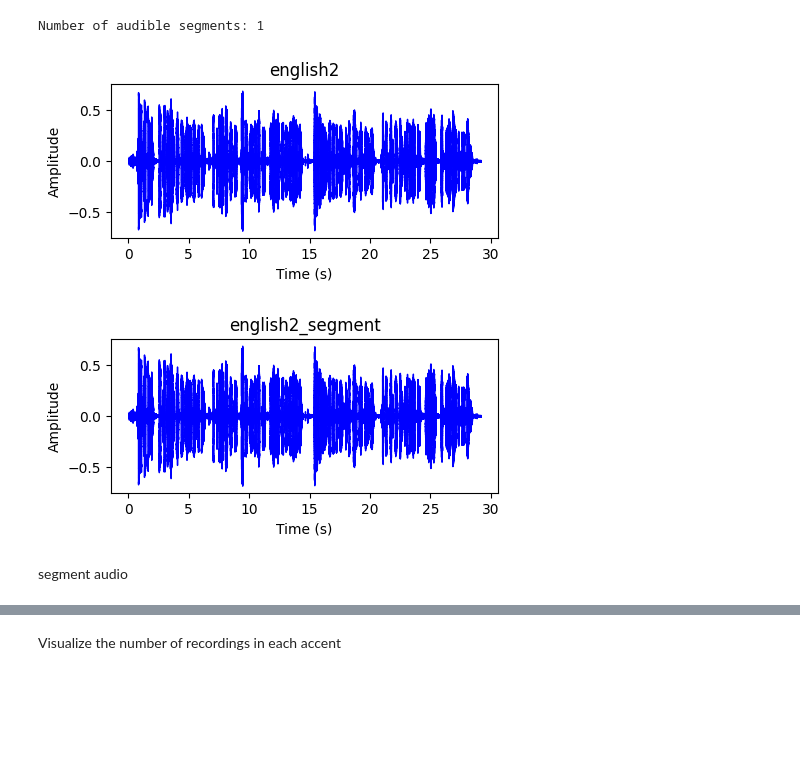
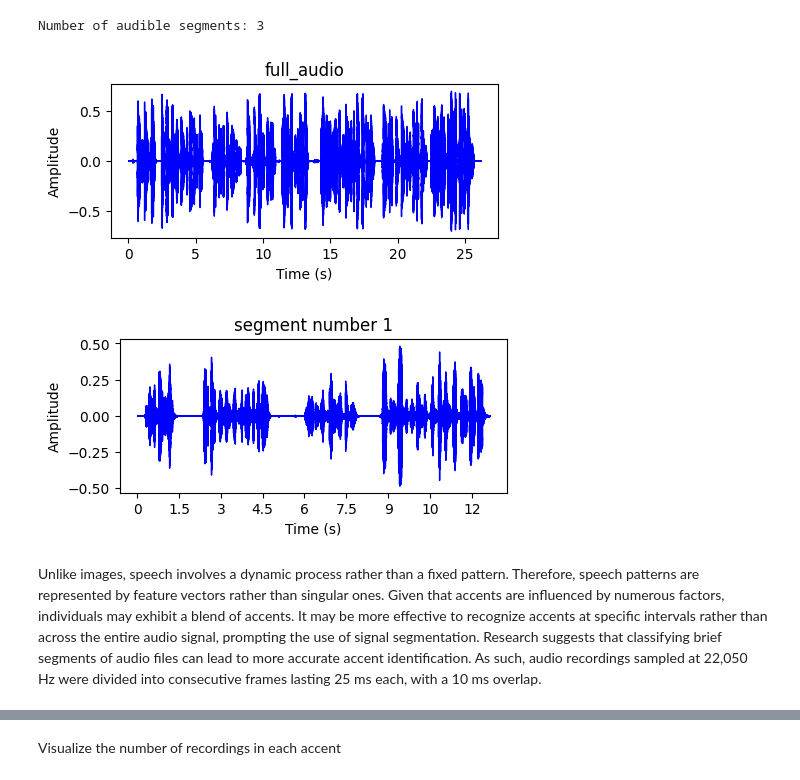
Before and after one commit to BlcMed/accent-recognition, a Jupyter notebook: notebooks/EDA.ipynb, the cells around one changed output, grey strips where cells are left out. Cells and saved outputs as stored; diff of their text form; code cells hidden in the pictures; blank space fills up the shorter version.

```diff
--- a/notebooks/EDA.ipynb
+++ b/notebooks/EDA.ipynb
@@ -29,5 +37,5 @@ N_MFCC = 13
 # %%
-audio1, SAMPLING_RATING = librosa.load("../data/raw/recordings/korean1.mp3", sr=SAMPLING_RATING)
-audio2, SAMPLING_RATING = librosa.load("../data/raw/recordings/korean2.mp3", sr=SAMPLING_RATING)
-audio3, SAMPLING_RATING = librosa.load("../data/raw/recordings/korean3.mp3", sr=SAMPLING_RATING)
+audio1, SAMPLING_RATING = librosa.load("../data/raw/recordings/korean2.mp3", sr=SAMPLING_RATING)
+audio2, SAMPLING_RATING = librosa.load("../data/raw/recordings/french43.mp3", sr=SAMPLING_RATING)
+audio3, SAMPLING_RATING = librosa.load("../data/raw/recordings/hindi2.mp3", sr=SAMPLING_RATING)
 # %%
@@ -72,23 +85,21 @@ That's why we choose to only remove the silence segment when it is lasts more th
 # %%
 audible_segments = split_audio_by_silence(
-    audio2,
+    audio3,
     SAMPLING_RATING,
     threshold_percentage=THRESHOLD_PERCENTAGE,
     min_silence_duration=MIN_SILENCE_DURATION,
     frame_length_energy=FRAME_LENGTH_ENERGY,
     hop_length=HOP_LENGTH,
 )
 print("Number of audible segments:", len(audible_segments))
-segment=audible_segments[0]
-plot_audio(audio2, SAMPLING_RATING, title="english2", figsize=(5, 2))
-plot_audio(segment, SAMPLING_RATING, title="english2_segment", figsize=(5, 2))
-
-#import soundfile as sf
-#sf.write("../data/processed/hindi2_segment.mp3", segment, SAMPLING_RATING)
+segment_index=0
+segment=audible_segments[segment_index]
+plot_audio(audio2, SAMPLING_RATING, title="full_audio", figsize=(5, 2))
+plot_audio(segment, SAMPLING_RATING, title=f"segment number {segment_index+1}", figsize=(5, 2))
 # %% [output]
-Number of audible segments: 1
+Number of audible segments: 3
-[figure, old version]
+[figure, new version]
-[figure, old version]
+[figure, new version]
-# %% [markdown]
-segment audio
+# %% [markdown]
+Unlike images, speech involves a dynamic process rather than a fixed pattern. Therefore, speech patterns are represented by feature vectors rather than singular ones. Given that accents are influenced by numerous factors, individuals may exhibit a blend of accents. It may be more effective to recognize accents at specific intervals rather than across the entire audio signal, prompting the use of signal segmentation. Research suggests that classifying brief segments of audio files can lead to more accurate accent identification. As such, audio recordings sampled at 22,050 Hz were divided into consecutive frames lasting 25 ms each, with a 10 ms overlap.
 # %%
```
Also changed, not shown: parts of 28 cells of this notebook, 2 other files.
